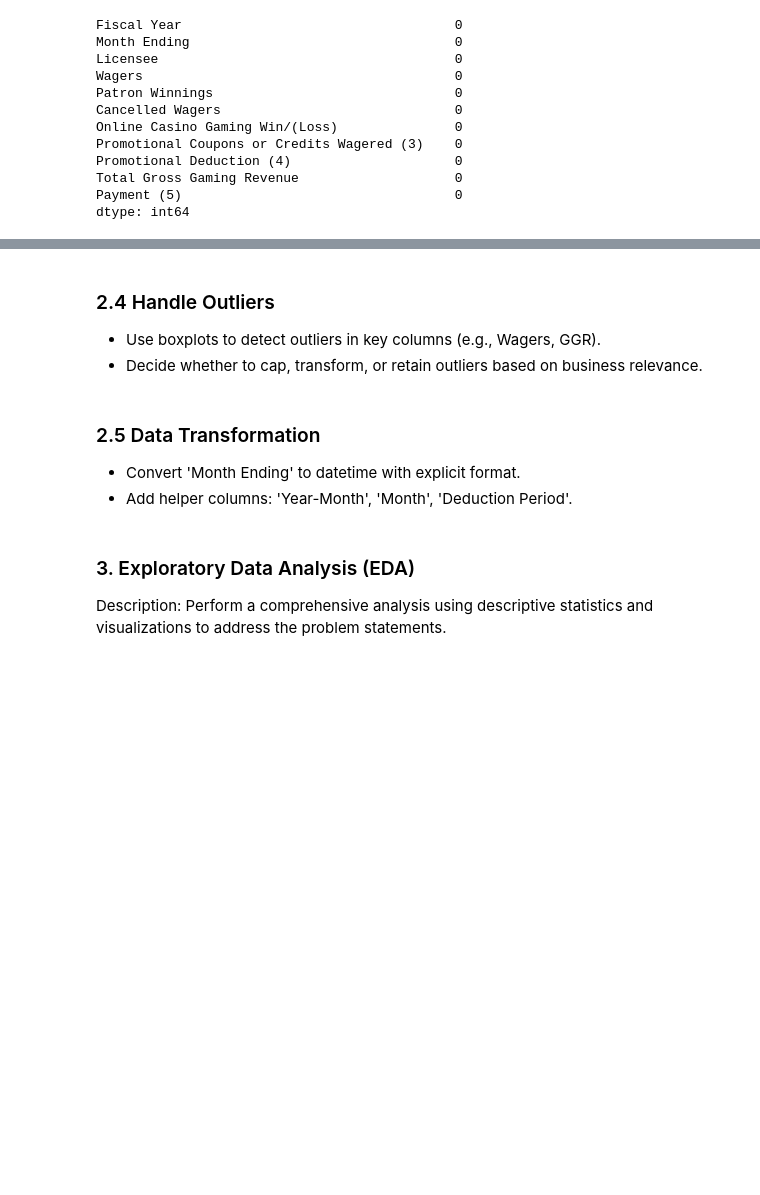
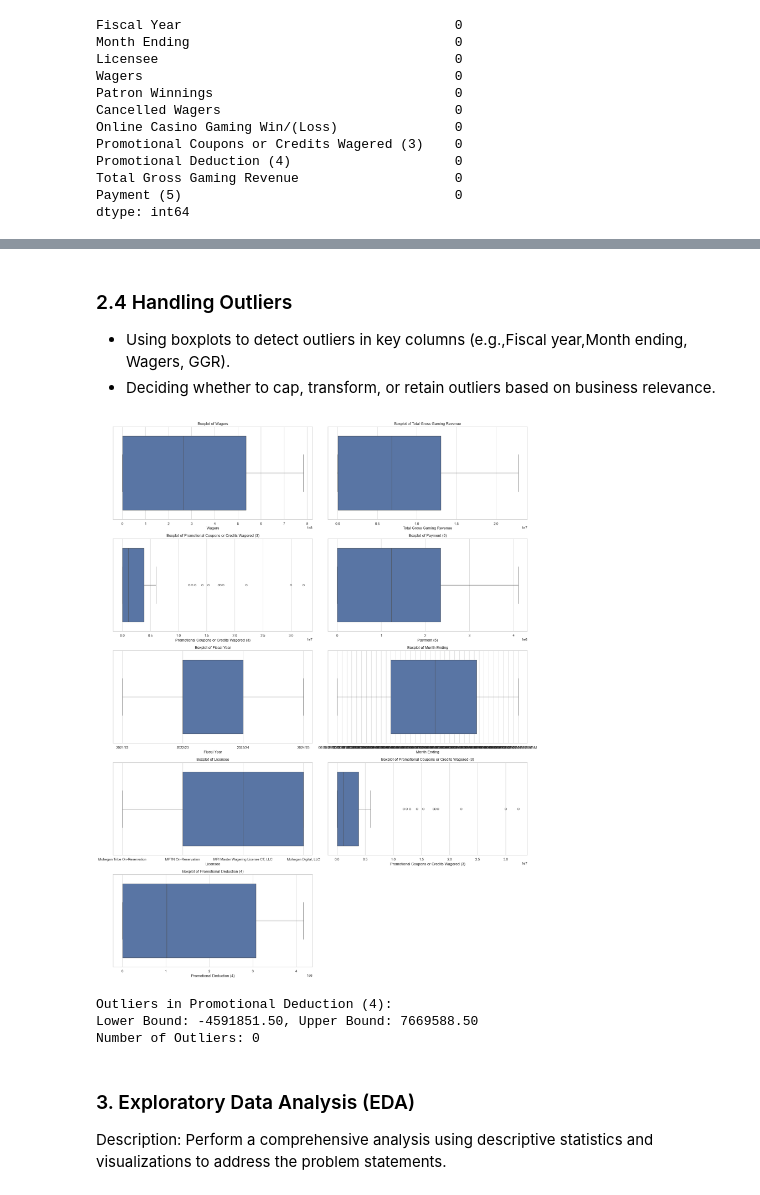
Before and after one commit to Phionanamugga/EDA_Tax_returns, a Jupyter notebook: casino_tax_returns.ipynb, the cells around one changed output, grey strips where cells are left out. Drawn from its saved outputs; the diff is of its cells as text; code cells hidden in the pictures; blank space fills up the shorter version.

Commit message:
carries out exploratory data analysis on casino revenue returns

```diff
--- a/casino_tax_returns.ipynb
+++ b/casino_tax_returns.ipynb
@@ -149,8 +151,33 @@ array([[<Axes: title={'center': 'Wagers'}>,
 # %% [markdown]
-### 2.4 Handle Outliers
-- Use boxplots to detect outliers in key columns (e.g., Wagers, GGR).
-- Decide whether to cap, transform, or retain outliers based on business relevance.
+### 2.4 Handling Outliers
+- Using boxplots to detect outliers in key columns (e.g.,Fiscal year,Month ending, Wagers, GGR).
+- Deciding whether to cap, transform, or retain outliers based on business relevance.
-# %% [markdown]
-### 2.5 Data Transformation
-- Convert 'Month Ending' to datetime with explicit format.
-- Add helper columns: 'Year-Month', 'Month', 'Deduction Period'.
+# %%
+# Defining key columns for outlier detection
+key_columns = [
+    'Wagers',
+    'Total Gross Gaming Revenue',
+    'Promotional Coupons or Credits Wagered (3)',
+    'Payment (5)',
+    'Fiscal Year',
+    'Month Ending',
+    'Licensee',
+    'Promotional Coupons or Credits Wagered (3)',
+    'Promotional Deduction (4)',
+]
+# %%
+# Visualizing outliers using boxplots
+num_cols = len(key_columns)
+num_rows = (num_cols + 1) // 2  #Calculating number of rows needed for Subplots
+plt.figure(figsize=(20, num_rows * 5))  #Adjusting figure height dynamically
+
+for i, col in enumerate(key_columns, 1):
+    plt.subplot(num_rows, 2, i)  # Creating the grid with num_rows x 2 subplots
+    sns.boxplot(x=df[col])
+    plt.title(f'Boxplot of {col}')
+    plt.xlabel(col)
+
+plt.tight_layout()
+plt.show()
+# %% [output]
+[figure, added]
@@ -157 +196,22 @@ array([[<Axes: title={'center': 'Wagers'}>,
+# %%
+# Ensuring the column is numeric
+df[col] = pd.to_numeric(df[col], errors='coerce')
+
+# Identifying outliers
+Outliers = df[(df[col] < lower_bound) | (df[col] > upper_bound)][col]
+Outliers_dict[col] = {
+    'lower_bound': lower_bound,
+    'upper_bound': upper_bound,
+    'outliers': Outliers,
+    'outlier_count': len(Outliers)
+}
+print(f"\nOutliers in {col}:")
+print(f"Lower Bound: {lower_bound:.2f}, Upper Bound: {upper_bound:.2f}")
+print(f"Number of Outliers: {Outliers_dict[col]['outlier_count']}")
+if not Outliers.empty:
+    print(Outliers)
+# %% [output]
+Outliers in Promotional Deduction (4):
+Lower Bound: -4591851.50, Upper Bound: 7669588.50
+Number of Outliers: 0
 # %%
```
Also changed, not shown: parts of 50 cells of this notebook, 5 other files.
